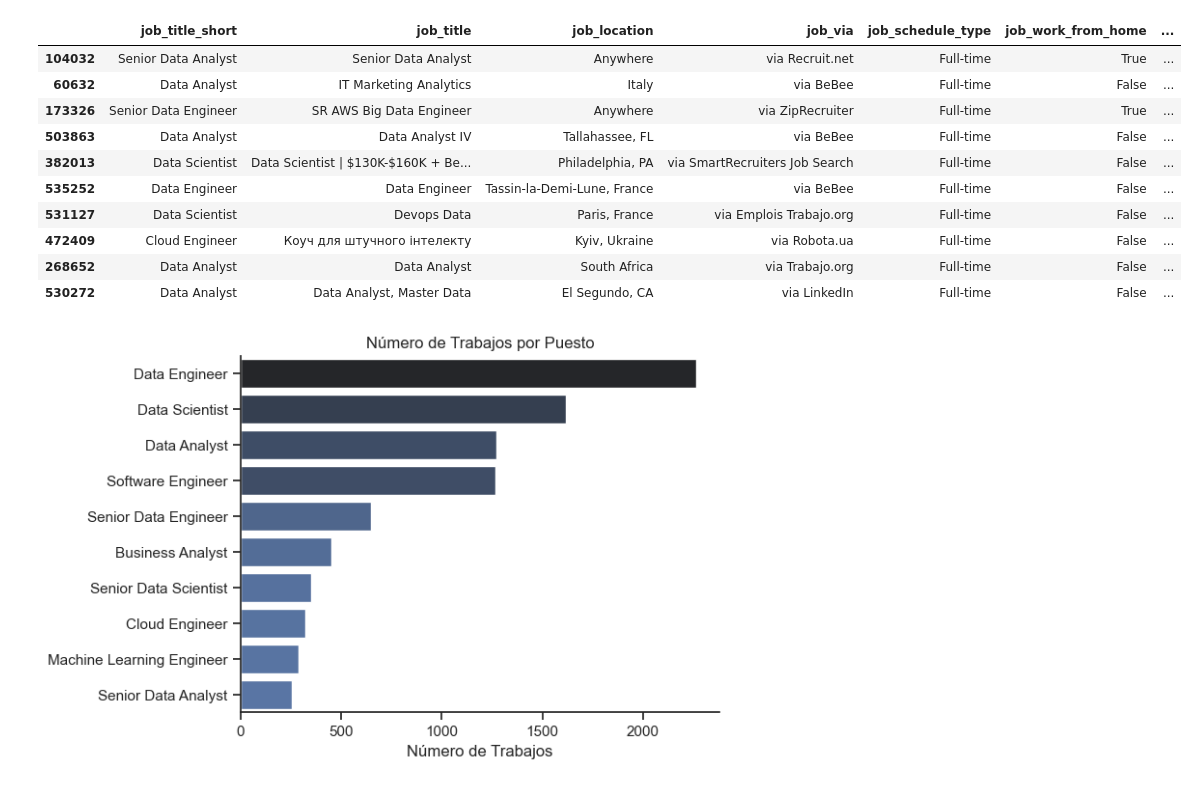
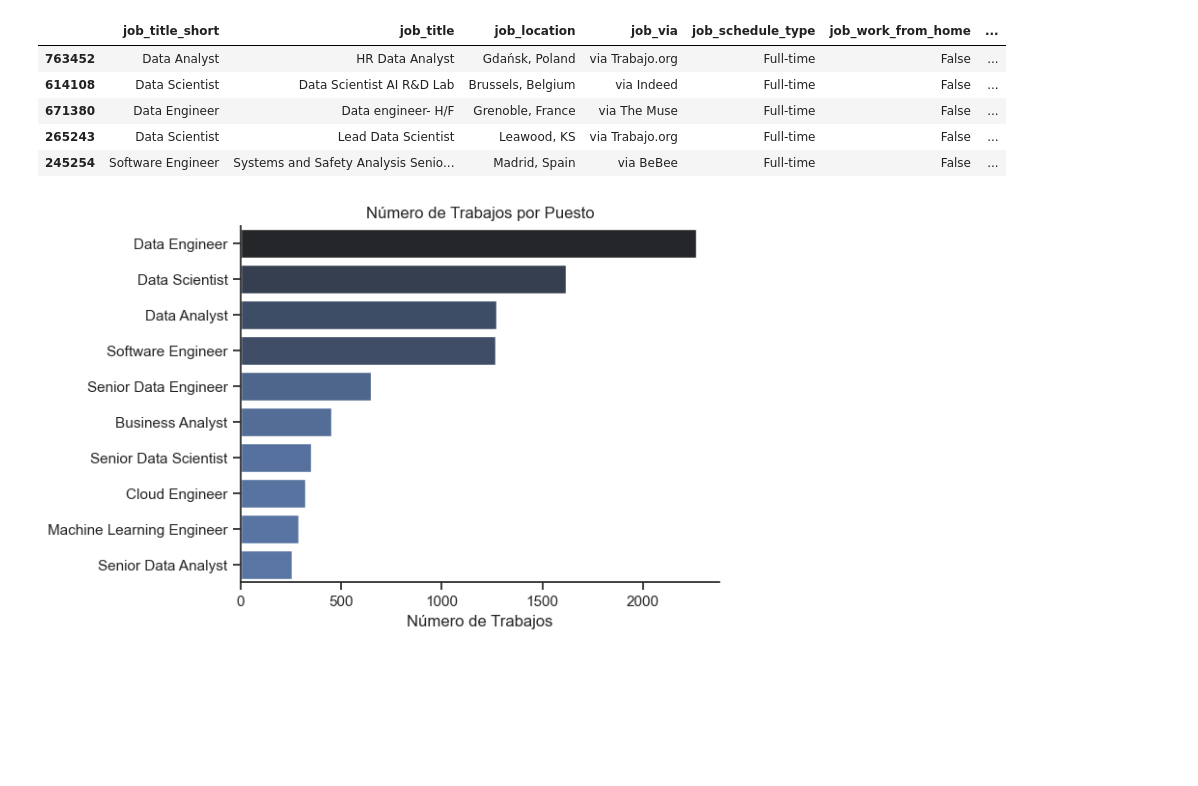
Before and after one commit to gonzaloextremadouro/Python_Analisis_Empleos, a Jupyter notebook: 1_ EDA_Intro.ipynb, the cells around one changed output. Drawn from its saved outputs; the diff is of its cells as text; code cells hidden in the pictures; blank space fills up the shorter version.

```diff
--- a/1_ EDA_Intro.ipynb
+++ b/1_ EDA_Intro.ipynb
@@ -16,19 +16,14 @@ df['job_skills'] = df['job_skills'].apply(lambda x: ast.literal_eval(x) if pd.no
 # %%
 # Muestra del dataset.
 
-df.sample(10)
+df.sample(5)
 # %% [output]
 |  | job_title_short | job_title | job_location | job_via | job_schedule_type | job_work_from_home | ... |
-| 104032 | Senior Data Analyst | Senior Data Analyst | Anywhere | via Recruit.net | Full-time | True | ... |
-| 60632 | Data Analyst | IT Marketing Analytics | Italy | via BeBee | Full-time | False | ... |
-| 173326 | Senior Data Engineer | SR AWS Big Data Engineer | Anywhere | via ZipRecruiter | Full-time | True | ... |
-| 503863 | Data Analyst | Data Analyst IV | Tallahassee, FL | via BeBee | Full-time | False | ... |
-| 382013 | Data Scientist | Data Scientist | $130K-$160K + Be... | Philadelphia, PA | via SmartRecruiters Job Search | Full-time | False | ... |
-| 535252 | Data Engineer | Data Engineer | Tassin-la-Demi-Lune, France | via BeBee | Full-time | False | ... |
-| 531127 | Data Scientist | Devops Data | Paris, France | via Emplois Trabajo.org | Full-time | False | ... |
-| 472409 | Cloud Engineer | Коуч для штучного інтелекту | Kyiv, Ukraine | via Robota.ua | Full-time | False | ... |
-| 268652 | Data Analyst | Data Analyst | South Africa | via Trabajo.org | Full-time | False | ... |
-| 530272 | Data Analyst | Data Analyst, Master Data | El Segundo, CA | via LinkedIn | Full-time | False | ... |
+| 763452 | Data Analyst | HR Data Analyst | Gdańsk, Poland | via Trabajo.org | Full-time | False | ... |
+| 614108 | Data Scientist | Data Scientist AI R&D Lab | Brussels, Belgium | via Indeed | Full-time | False | ... |
+| 671380 | Data Engineer | Data engineer- H/F | Grenoble, France | via The Muse | Full-time | False | ... |
+| 265243 | Data Scientist | Lead Data Scientist | Leawood, KS | via Trabajo.org | Full-time | False | ... |
+| 245254 | Software Engineer | Systems and Safety Analysis Senio... | Madrid, Spain | via BeBee | Full-time | False | ... |
 # %%
 # Creamos un DataFrame que contenga sólo los trabajos ubicados en Argentina
 df_ARG = df[(df['job_country'] == 'Argentina')]
```
Also changed, not shown: parts of 7 cells of this notebook, 5 other files.
